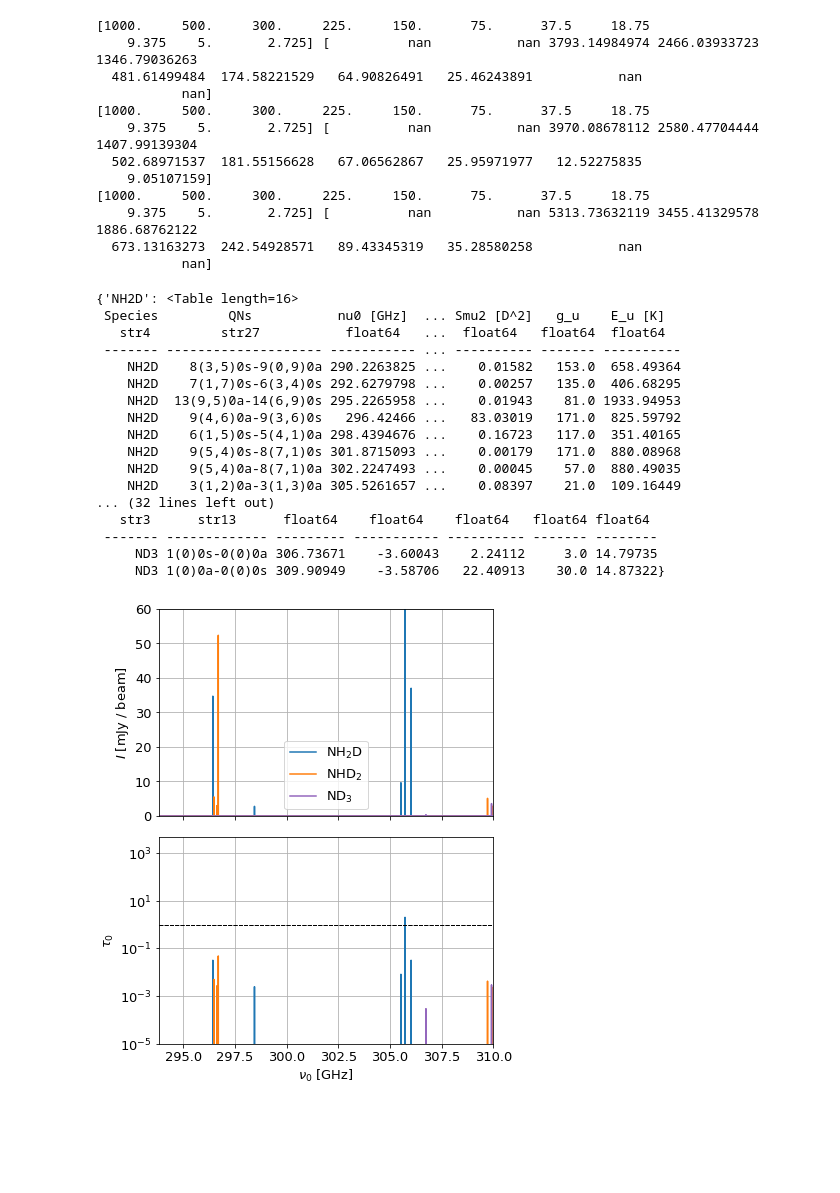
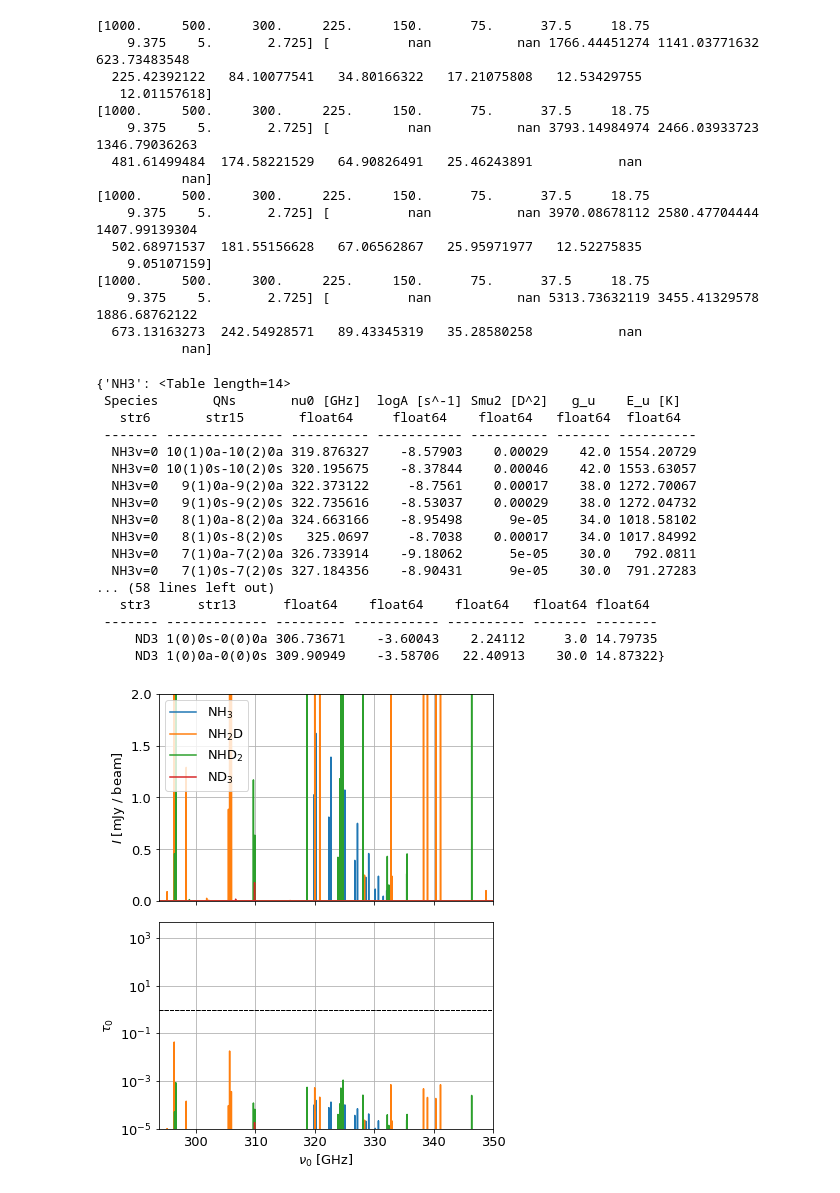
Before and after one commit to yyamato-as/Cycle9_deuterated_ammonia, a Jupyter notebook: estimate_intensity.ipynb, the cells around one changed output. Saved outputs shown, nothing was run; the diff lists cells and outputs as text; code cells hidden in the pictures; blank space fills up the shorter version.

```diff
--- a/estimate_intensity.ipynb
+++ b/estimate_intensity.ipynb
@@ -10,10 +10,13 @@ ckms = ac.c.to(u.km/u.s).value
 # %%
 # lines of interest
 specie = [
-    # "NH3",
+    "NH3",
     "NH2D",
     "NHD2",
     "ND3",
+    # "H2CS",
+    # "HDCS",
+    # "D2CS"
     # "CH3OH",
     # "CH3(18)OH",
     # "(13)CH3OH",
@@ -27,10 +30,13 @@ pf_name = {"NH3": "NH3-wHFS",
            "CH3OH": "CH3OH",
            "CH3(18)OH": "CH3O-18-H",
            "(13)CH3OH": "C-13-H3OH",
-           "CH2DOH": "CH2DOH"}
+           "CH2DOH": "CH2DOH",
+           "H2CS": "H2CS ",
+           "HDCS": "HDCS",
+           "D2CS": "D2CS"}
 
 # frequency range of interest
-nu_range = (290 * u.GHz, 330 * u.GHz)
+nu_range = (290 * u.GHz, 350 * u.GHz)
 
 line_query = {}
 specie_id = {}
@@ -56,6 +62,10 @@ for s in specie:
     pf[s] = get_CDMS_partition_function(pf_name[s])
 line_query
 # %% [output]
+[1000.     500.     300.     225.     150.      75.      37.5     18.75
+    9.375    5.       2.725] [          nan           nan 1766.44451274 1141.03771632  623.73483548
+  225.42392122   84.10077541   34.80166322   17.21075808   12.53429755
+   12.01157618]
 [1000.     500.     300.     225.     150.      75.      37.5     18.75
     9.375    5.       2.725] [          nan           nan 3793.14984974 2466.03933723 1346.79036263
   481.61499484  174.58221529   64.90826491   25.46243891           nan
@@ -68,19 +78,19 @@ line_query
     9.375    5.       2.725] [          nan           nan 5313.73632119 3455.41329578 1886.68762122
   673.13163273  242.54928571   89.43345319   35.28580258           nan
            nan]
-{'NH2D': <Table length=16>
- Species         QNs           nu0 [GHz]  ... Smu2 [D^2]   g_u    E_u [K]
-   str4         str27           float64   ...  float64   float64  float64
- ------- -------------------- ----------- ... ---------- ------- ----------
-    NH2D    8(3,5)0s-9(0,9)0a 290.2263825 ...    0.01582   153.0  658.49364
-    NH2D    7(1,7)0s-6(3,4)0s 292.6279798 ...    0.00257   135.0  406.68295
-    NH2D  13(9,5)0a-14(6,9)0s 295.2265958 ...    0.01943    81.0 1933.94953
-    NH2D    9(4,6)0a-9(3,6)0s   296.42466 ...   83.03019   171.0  825.59792
-    NH2D    6(1,5)0s-5(4,1)0a 298.4394676 ...    0.16723   117.0  351.40165
-    NH2D    9(5,4)0s-8(7,1)0s 301.8715093 ...    0.00179   171.0  880.08968
-    NH2D    9(5,4)0a-8(7,1)0a 302.2247493 ...    0.00045    57.0  880.49035
-    NH2D    3(1,2)0a-3(1,3)0a 305.5261657 ...    0.08397    21.0  109.16449
-... (32 lines left out)
+{'NH3': <Table length=14>
+ Species       QNs       nu0 [GHz]  logA [s^-1] Smu2 [D^2]   g_u    E_u [K]
+   str6       str15       float64     float64    float64   float64  float64
+ ------- --------------- ---------- ----------- ---------- ------- ----------
+  NH3v=0 10(1)0a-10(2)0a 319.876327    -8.57903    0.00029    42.0 1554.20729
+  NH3v=0 10(1)0s-10(2)0s 320.195675    -8.37844    0.00046    42.0 1553.63057
+  NH3v=0   9(1)0a-9(2)0a 322.373122     -8.7561    0.00017    38.0 1272.70067
+  NH3v=0   9(1)0s-9(2)0s 322.735616    -8.53037    0.00029    38.0 1272.04732
+  NH3v=0   8(1)0a-8(2)0a 324.663166    -8.95498      9e-05    34.0 1018.58102
+  NH3v=0   8(1)0s-8(2)0s   325.0697     -8.7038    0.00017    34.0 1017.84992
+  NH3v=0   7(1)0a-7(2)0a 326.733914    -9.18062      5e-05    30.0   792.0811
+  NH3v=0   7(1)0s-7(2)0s 327.184356    -8.90431      9e-05    30.0  791.27283
+... (58 lines left out)
    str3      str13      float64    float64    float64   float64 float64
  ------- ------------- --------- ----------- ---------- ------- --------
      ND3 1(0)0s-0(0)0a 306.73671    -3.60043    2.24112     3.0 14.79735
@@ -93,6 +103,9 @@ N = {'NH3': 5.3e20 * 0.05,
      'NH2D': 5.3e20 * 0.05 * 4e-3,
      'NHD2': 5.3e20 * 0.05 * 4e-3 * 1.8e-2,
      'ND3': 5.3e20 * 0.05 * 4e-3 * 1.8e-2 * 1.7e-2,
+     'H2CS': 1.5e15,
+     'HDCS': 1.5e14,
+     'D2CS': 1.0e14
      #'15NH3': 5.3e20 * 0.05 / 300.
     }
 
@@ -108,10 +121,10 @@ N = {'NH3': 5.3e20 * 0.05,
 #      "NHD2": 8.8e15,
 #      "ND3": 1.5e14}
 
-Tex = 130
-# Tex = 200
+#Tex = 130
+Tex = 1000
 # Tex = 160
-DeltaV = 2.0
+DeltaV = 2.5
 
 beam = 0.5 * u.arcsec # in arcsec
 source_size = 0.5 * u.arcsec # in arcsec
@@ -157,40 +170,45 @@ plt.rcParams['font.size'] = 13
 
 fig, ax = plt.subplots(2, 1, figsize=(6, 8), sharex=True)
 
-xlim = (293.8, 310)
+xlim = (293.8, 350)
 # xlim = (309.8, 310)
 #xlim = (318, 322)
+# xlim = (309.25, 310)
+# xlim = (309.9, 309.92)
 color = {'NH2D': 'tab:blue',
          'NHD2': 'tab:orange',
          'ND3': 'tab:purple',
          "CH3OH": "tab:green"
          #"ND3": "tab:green",
          }
 
 label = {'NH3': 'NH$_3$',
          'NH2D': 'NH$_2$D',
          'NHD2': 'NHD$_2$',
          'ND3': 'ND$_3$',
-         "CH3OH": "CH$_3$OH"}
+         "CH3OH": "CH$_3$OH",
+         "H2CS": "H$_2$CS",
+         "HDCS": "HDCS",
+         "D2CS": "D$_2$CS"}
 
 for s in specie:
     # intenisty
-    ax[0].plot(nu*1e-9, I_all[s], color=color[s], label=label[s])
-    ax[0].set(xlim=xlim, ylim=(0, 60), ylabel=r'$I$ [mJy / beam]')
+    ax[0].plot(nu*1e-9, I_all[s], label=label[s])
+    ax[0].set(xlim=xlim, ylim=(0, 2), ylabel=r'$I$ [mJy / beam]')
     #ax[0].xaxis.set_major_locator(ticker.MultipleLocator(1.0))
     #ax[0].yaxis.set_minor_locator(ticker.MultipleLocator(1.0))
     ax[0].legend()
 
     # tau
-    ax[1].plot(nu*1e-9, tau_all[s], color=color[s])
+    ax[1].plot(nu*1e-9, tau_all[s])
     ax[1].axhline(y=1.0, color='black', ls='--', lw=1.0)
     ax[1].set(xlim=xlim, xlabel=r'$\nu_0$ [GHz]', ylabel=r'$\tau_0$', yscale='log', ylim=(1e-5, 5e3))
 
 ax[0].grid()
 ax[1].grid()
 plt.subplots_adjust(hspace=0.1)
 # %% [output]
-[figure, old version]
+[figure, new version]
 # %%
 # IRAS 4A2
 
```
Also changed, not shown: parts of 6 cells of this notebook.
